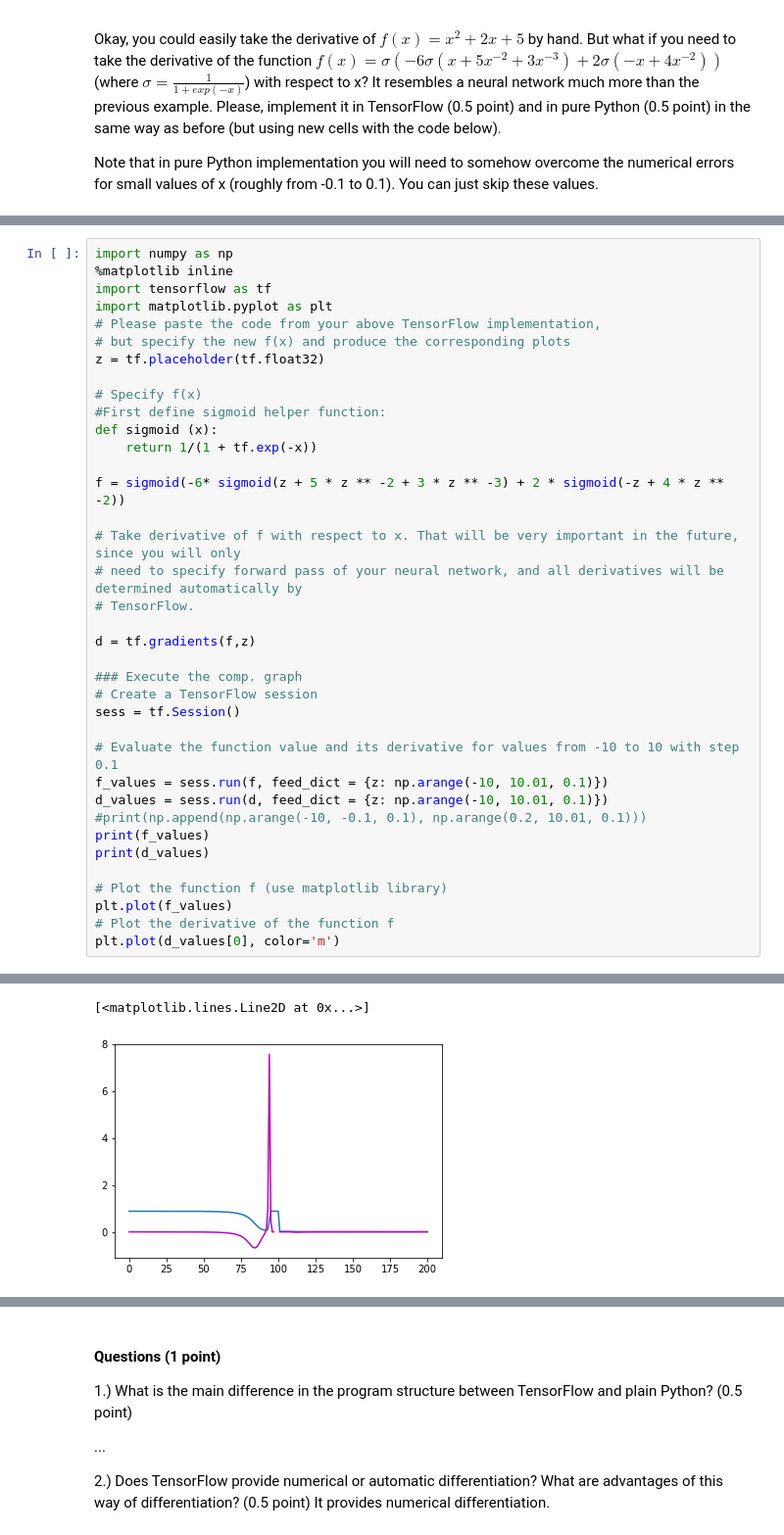
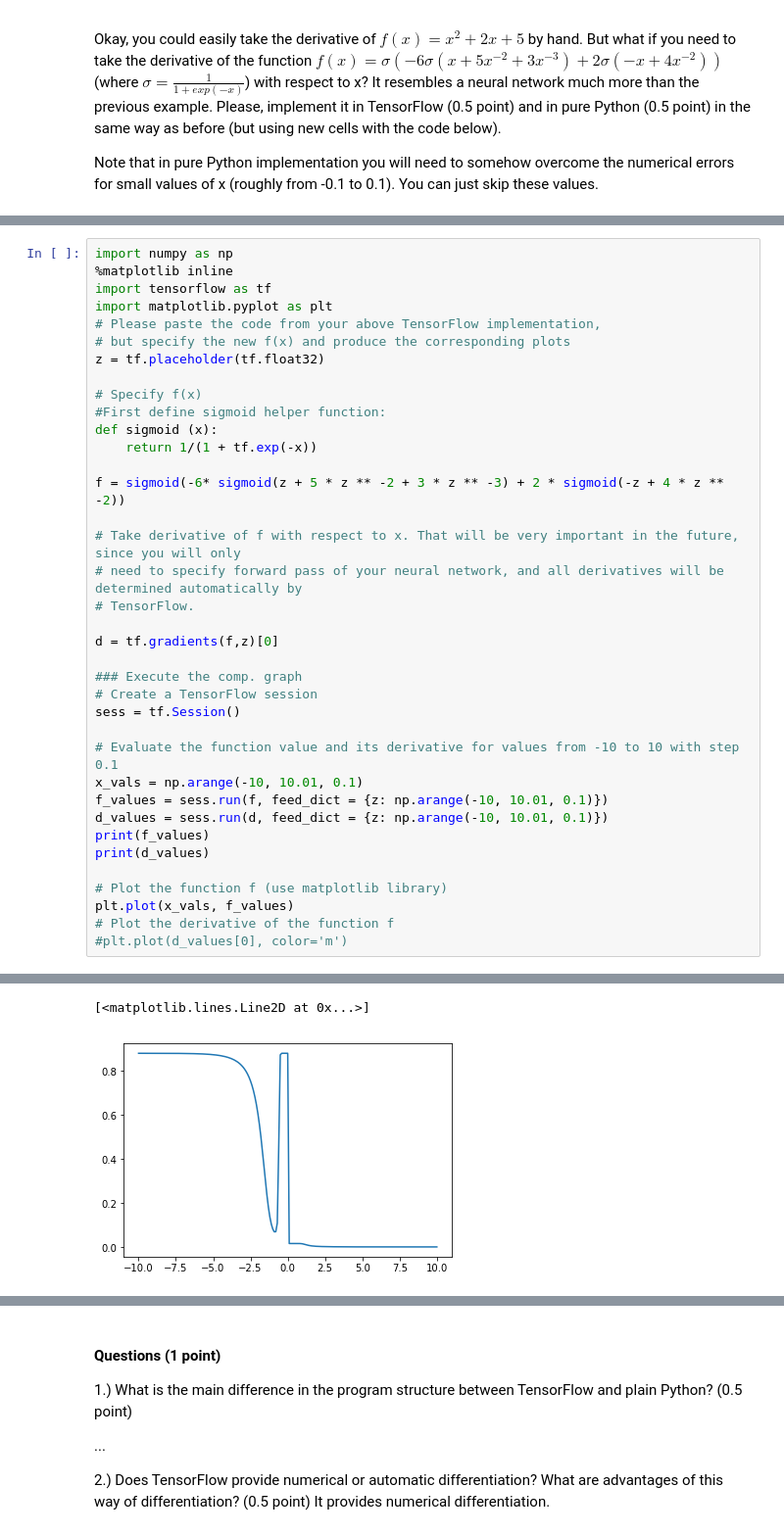
Before and after one commit to RainbowRevenge/NNIA, a Jupyter notebook: nniasheet2final.ipynb, the cells around one changed output, grey strips where cells are left out. Shown: that part at 98% size. Saved outputs shown, nothing was run; the diff lists cells and outputs as text.

Commit message:
Ein intuitiv sinnvoll dreinschauender plot

```diff
--- a/nniasheet2final.ipynb
+++ b/nniasheet2final.ipynb
@@ -253,23 +256,23 @@ f = sigmoid(-6* sigmoid(z + 5 * z ** -2 + 3 * z ** -3) + 2 * sigmoid(-z + 4 * z
 # need to specify forward pass of your neural network, and all derivatives will be determined automatically by
 # TensorFlow.
 
-d = tf.gradients(f,z)
+d = tf.gradients(f,z)[0]
 
 ### Execute the comp. graph
 # Create a TensorFlow session
 sess = tf.Session()
 
 # Evaluate the function value and its derivative for values from -10 to 10 with step 0.1
+x_vals = np.arange(-10, 10.01, 0.1)
 f_values = sess.run(f, feed_dict = {z: np.arange(-10, 10.01, 0.1)})
 d_values = sess.run(d, feed_dict = {z: np.arange(-10, 10.01, 0.1)})
-#print(np.append(np.arange(-10, -0.1, 0.1), np.arange(0.2, 10.01, 0.1)))
 print(f_values)
 print(d_values)
 
 # Plot the function f (use matplotlib library)
-plt.plot(f_values)
+plt.plot(x_vals, f_values)
 # Plot the derivative of the function f
-plt.plot(d_values[0], color='m')
+#plt.plot(d_values[0], color='m')
 # %% [output]
 [ 0.88075793  0.88075376  0.88074923  0.88074416  0.8807385   0.88073242
   0.88072556  0.88071799  0.88070959  0.88070023  0.88069004  0.88067865
@@ -291,2 +294,2 @@ plt.plot(d_values[0], color='m')
 [<matplotlib.lines.Line2D at 0x...>]
-[figure, old version]
+[figure, new version]
```
Also changed, not shown: parts of 4 cells of this notebook.
